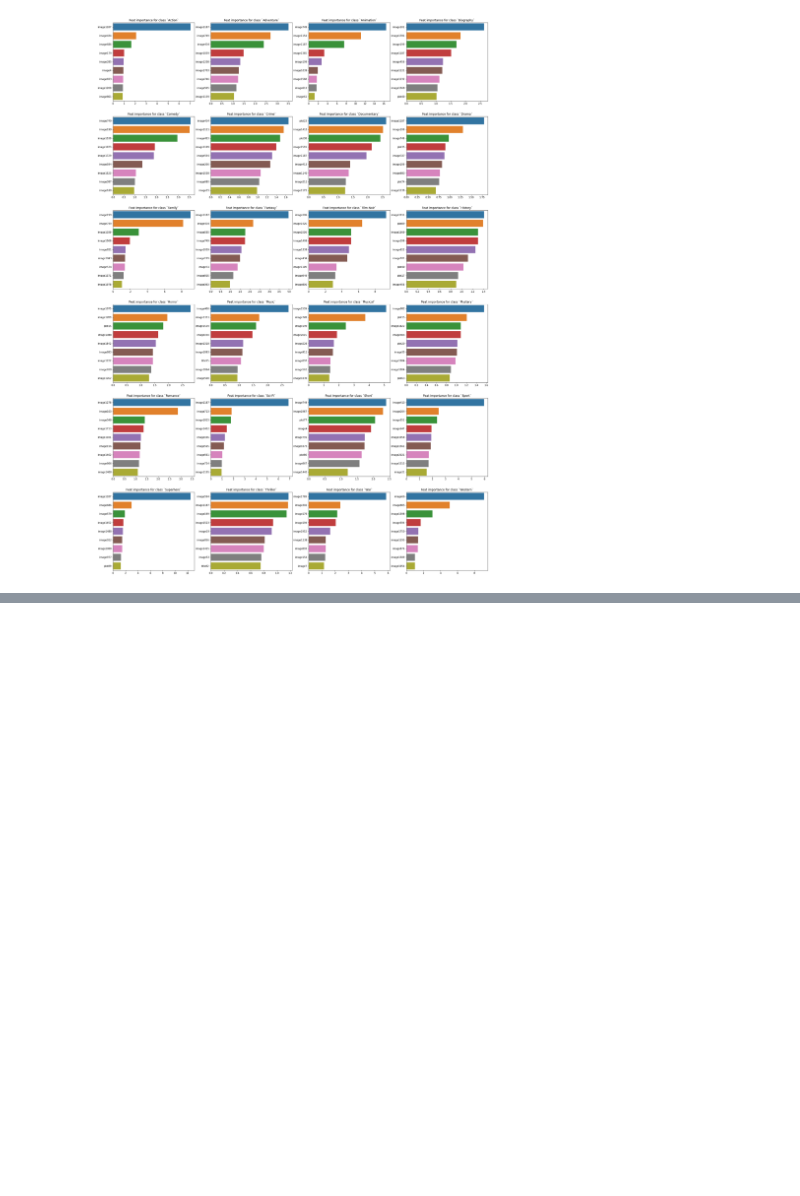
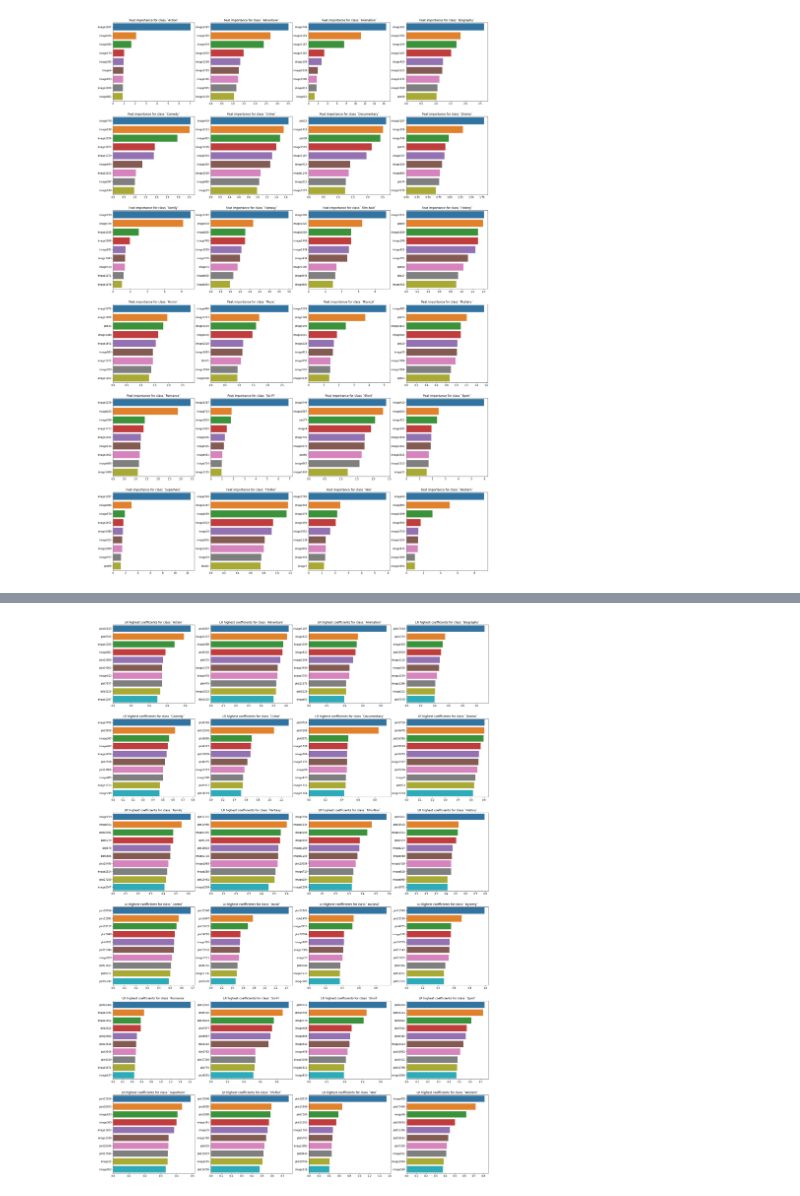
Before and after one commit to timetoai/IMDB_movie_classification, a Jupyter notebook: visualization.ipynb, the cells around one changed output, grey strips where cells are left out. Cells and saved outputs as stored; diff of their text form; code cells hidden in the pictures; blank space fills up the shorter version.

```diff
--- a/visualization.ipynb
+++ b/visualization.ipynb
@@ -87,0 +141,7 @@ for i in range(6):
+# %%
+import pickle
+
+models_dir = Path("models")
+for i in range(len(models)):
+    with open(models_dir / f"{i}.npy", "wb") as f:
+        pickle.dump(models[i], f)
@@ -87,0 +175,14 @@ for i in range(6):
+# %%
+fig, axs = plt.subplots(6, 4, figsize=(28, 42))
+for i in range(6):
+    for j in range(4):
+        class_ind = i * 4 + j
+        inds = np.argsort(models[class_ind].coef_.flatten())[:: - 1][:10]
+        best_coefs = models[class_ind].coef_[0, inds]
+        best_feats = np.array([f"image{i}" for i in range(image_embeds.shape[1])] + [f"title{i}" for i in range(title_embeds.shape[1])] +
+            [f"plot{i}" for i in range(plot_embeds.shape[1])])\
+            [inds].flatten()
+        sns.barplot(x=best_coefs, y=best_feats, ax=axs[i][j])
+        axs[i][j].set_title(f"LR highest coefficients for class `{classes[class_ind]}`")
+# %% [output]
+[figure, added]
```
Also changed, not shown: parts of 9 cells of this notebook, 27 other files.
